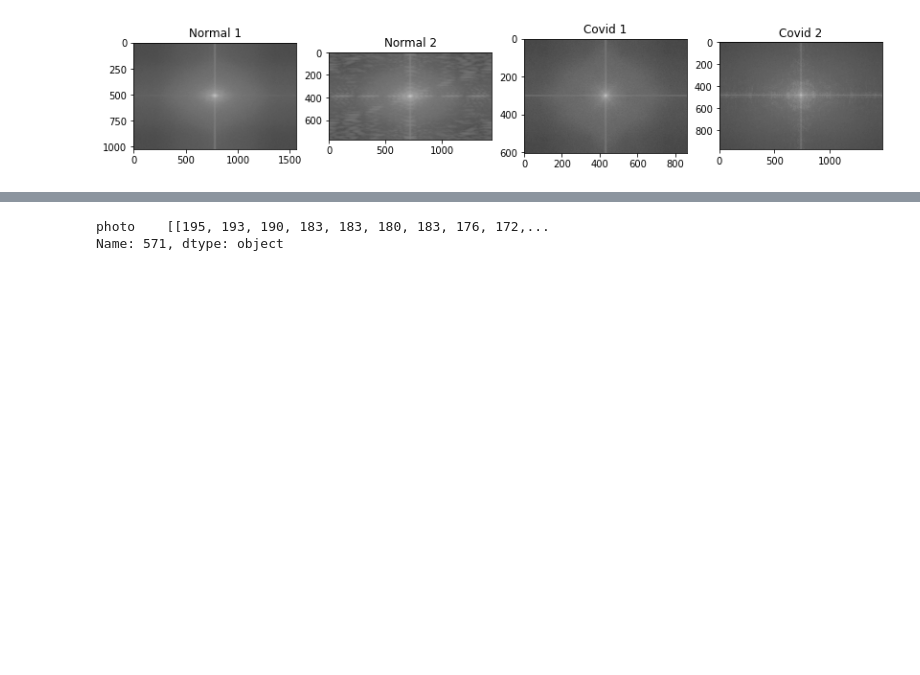
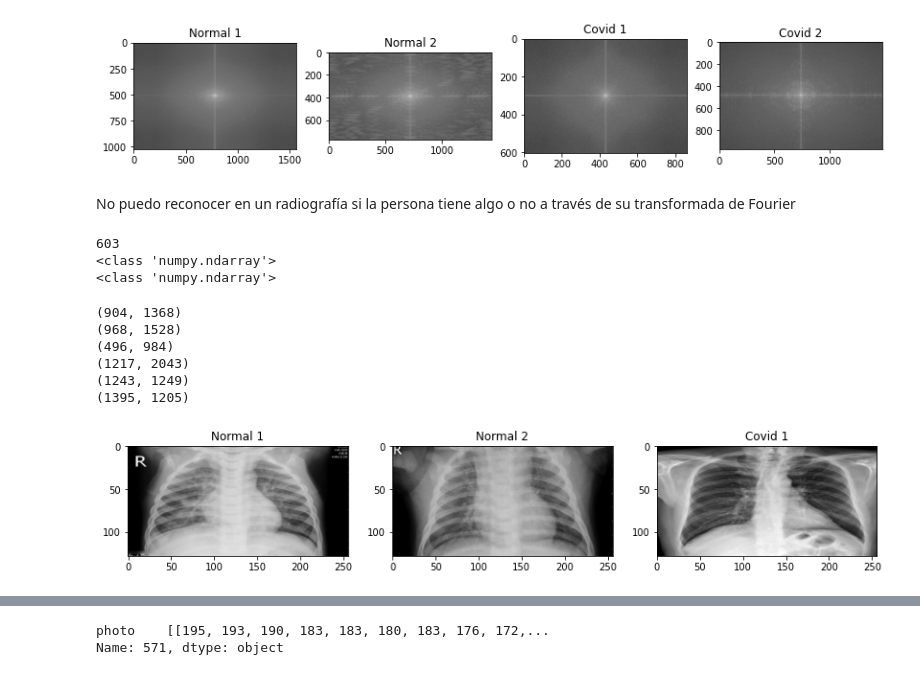
Before and after one commit to plance17/Aprendizaje-de-Maquina, a Jupyter notebook: Teoría_4_Ejercicio_2.ipynb, the cells around one changed output, grey strips where cells are left out. Saved outputs shown, nothing was run; the diff lists cells and outputs as text; code cells hidden in the pictures; blank space fills up the shorter version.

```diff
--- a/Teoría_4_Ejercicio_2.ipynb
+++ b/Teoría_4_Ejercicio_2.ipynb
@@ -308,6 +313,8 @@ plt.show()
 # %% [output]
 [figure]
 [figure]
+# %% [markdown]
+No puedo reconocer en un radiografía si la persona tiene algo o no a través de su transformada de Fourier
 # %%
 x=[None]*(num_normal_photos+num_neumonia_photos+num_covid_photos)
 y=[None]*(num_normal_photos+num_neumonia_photos+num_covid_photos)
@@ -331,3 +338,42 @@ for i in np.arange(0,num_normal_photos+num_neumonia_photos+num_covid_photos):
     y[p]=y_covid[n]
     n=n+1
   p=p+1
+
+
+print(len(x))
+print(type(x[0]))
+print(type(x_normal[0]))
+# %% [output]
+603
+<class 'numpy.ndarray'>
+<class 'numpy.ndarray'>
+# %%
+print(x[0].shape)
+print(x[40].shape)
+print(x[234].shape)
+print(x[320].shape)
+print(x[382].shape)
+print(x[417].shape)
+# %% [output]
+(904, 1368)
+(968, 1528)
+(496, 984)
+(1217, 2043)
+(1243, 1249)
+(1395, 1205)
+# %%
+image_reshape=[None]*len(x)
+
+for i in np.arange(0,len(x)):
+  image_reshape[i]=cv.resize(x[i], (256,128), interpolation=cv.INTER_AREA)
+
+plt.figure(figsize=(14,14))
+plt.subplot(1,3,1).set_title('Normal 1')
+plt.imshow(image_reshape[0],cmap='gray')
+plt.subplot(1,3,2).set_title('Normal 2')
+plt.imshow(image_reshape[234],cmap='gray')
+plt.subplot(1,3,3).set_title('Covid 1')
+plt.imshow(image_reshape[382],cmap='gray')
+plt.show()
+# %% [output]
+[figure, added]
```
Also changed, not shown: parts of 15 cells of this notebook.
